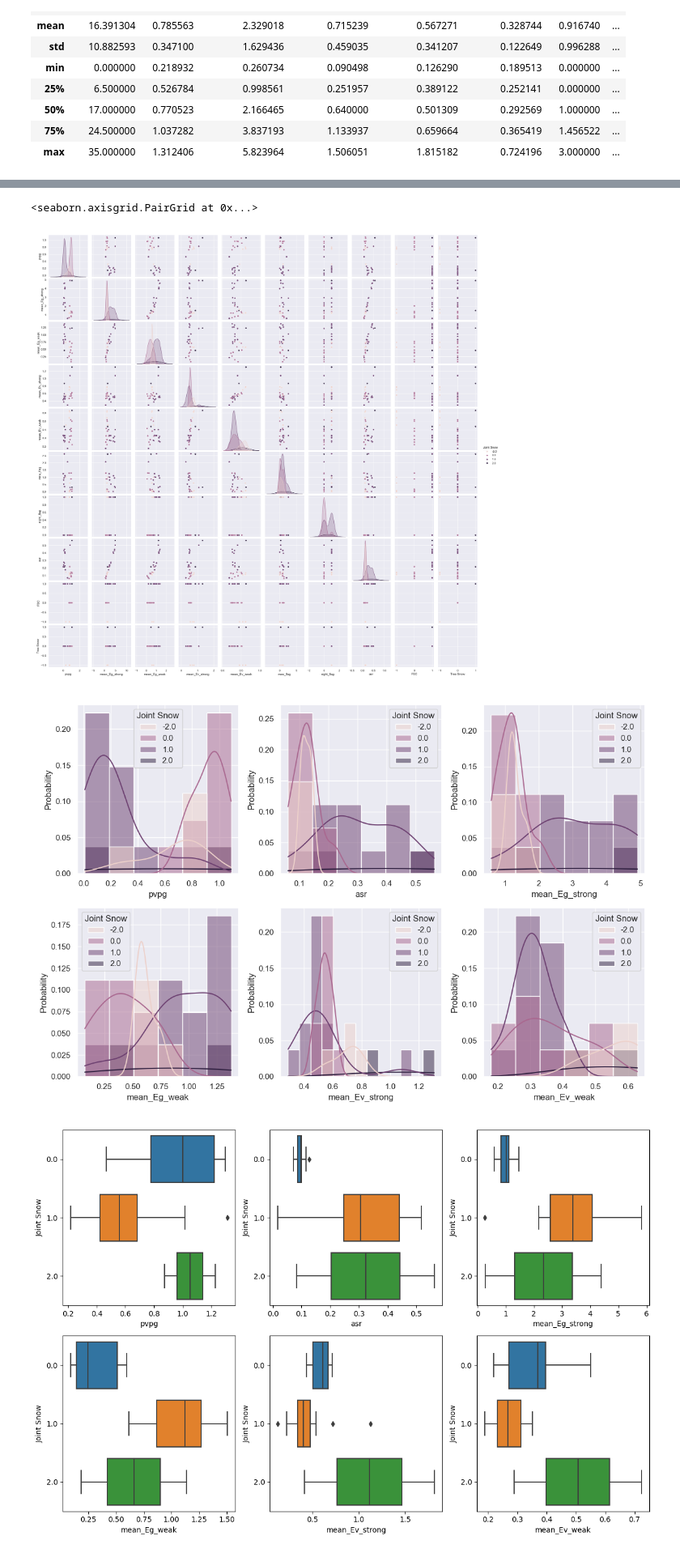
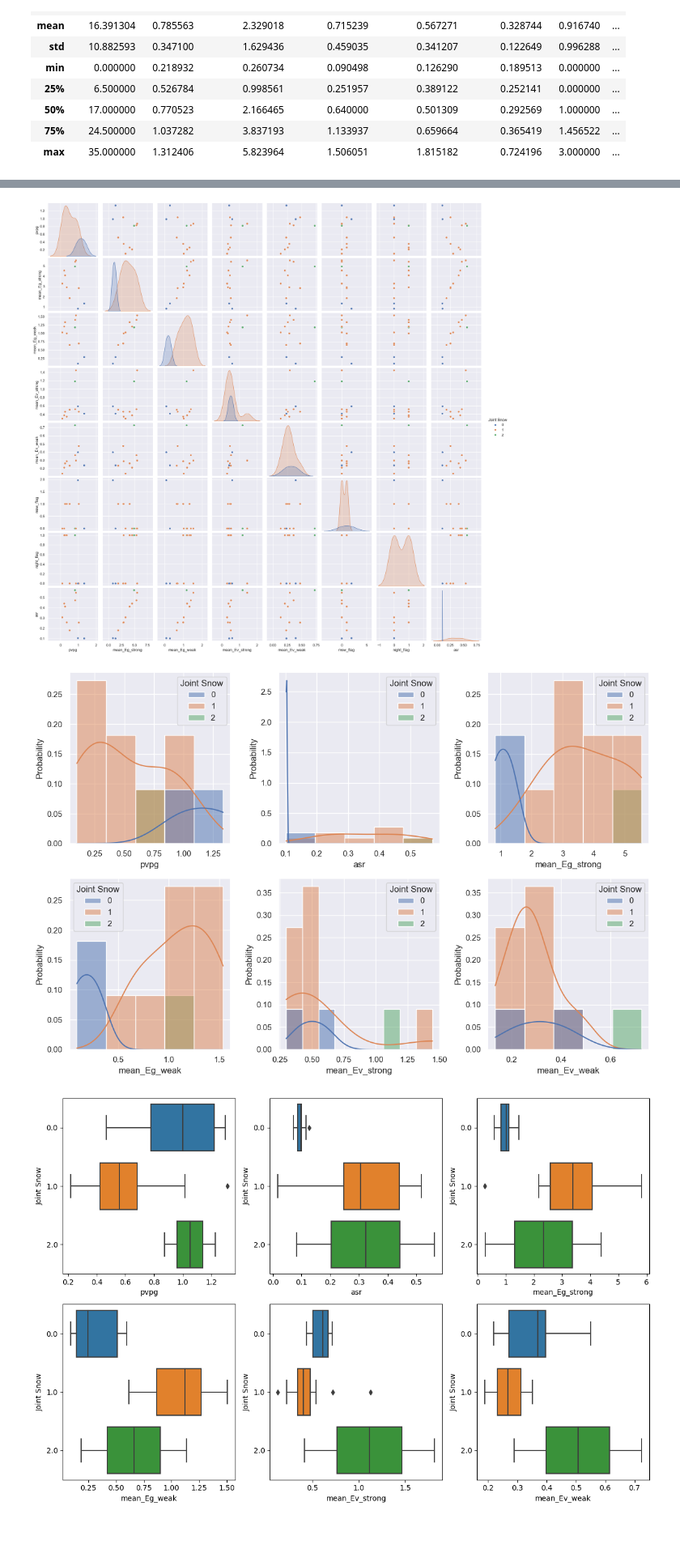
Before and after one commit to thomaslaraia/Snowstradamus, a Jupyter notebook: FSC_stats_filtered_mswflag.ipynb, the cells around one changed output, grey strips where cells are left out. Shown: that part at 81% size. Saved outputs shown, nothing was run; the diff lists cells and outputs as text; code cells hidden in the pictures; blank space fills up the shorter version.

```diff
--- a/FSC_stats_filtered_mswflag.ipynb
+++ b/FSC_stats_filtered_mswflag.ipynb
@@ -5,7 +5,7 @@
 # %%
 from scripts.FSC_dataframe import *
 
-%matplotlib ipympl
+# %matplotlib ipympl
 
 # dirpaths = ['../data_store/data/sodankyla_full/','../data_store/data/nosnow_highref_amy/']
 dirpaths = ['../data_store/data/sodankyla_full/']
@@ -13,9 +13,9 @@ csvpath = 'snow_cam_details.csv'
 
 for i, dirpath in enumerate(dirpaths):
     if i == 0:
-        df, df_pure = FSC_dataframe(dirpath, csvpath, width=.1, height=.1)
+        df, df_pure = FSC_dataframe(dirpath, csvpath, width=.05, height=.05)
     else:
-        df_, df_pure_ = FSC_dataframe(dirpath, csvpath, width=.1, height=.1)
+        df_, df_pure_ = FSC_dataframe(dirpath, csvpath, width=.05, height=.05)
         df = pd.concat([df, df_], axis=0)
         df_pure = pd.concat([df_pure, df_pure_], axis=0)
 df
@@ -92,36 +108,37 @@ sns.heatmap(df_pure.drop(['Joint Snow','Tree Snow'],axis=1).corr(), annot=True,
 hue = 'Joint Snow'
 
 # setting the figure size
-width = 20
-height = 8
-sns.set(rc = {'figure.figsize':(width,height)})
-sns.pairplot(df_pure, diag_kind='kde', hue=hue)
+# width = 20
+# height = 8
+# sns.set(rc = {'figure.figsize':(width,height)})
+sns.pairplot(clean_df, diag_kind='kde', hue=hue)
+plt.savefig('./images/msw_flagged_stats/6kmbox.png')
 # %% [output]
-<seaborn.axisgrid.PairGrid at 0x...>
-[figure, old version]
+[figure, new version]
 # %%
 # Distribution Plots
 fig, axes = plt.subplots(nrows=2, ncols=3, figsize=(12, 8))
 
 hue = 'Joint Snow'
 stat = 'probability'
 f = ['pvpg','asr','mean_Eg_strong','mean_Eg_weak','mean_Ev_strong','mean_Ev_weak']
 i = 0
 j = 0
 
 for x in f:
-    sns.histplot(df, x=x, hue=hue, kde=True, stat=stat,ax=axes[i % 2, j % 3])
+    sns.histplot(df[df['msw_flag'] < 2], x=x, hue=hue, kde=True, stat=stat,ax=axes[i % 2, j % 3])
     j += 1
     if j == 3:
         i += 1
 
 # Adjust layout
 plt.tight_layout()
 
 # Show plot
-plt.show()
+plt.show
+plt.savefig('./images/msw_flagged_stats/6kmbox_hist.png')
 # %% [output]
-[figure, old version]
+[figure, new version]
 # %%
 # Violin plots
 fig, axes = plt.subplots(nrows=2, ncols=3, figsize=(12, 8))
```
Also changed, not shown: parts of 3 cells of this notebook, 12 other files.
